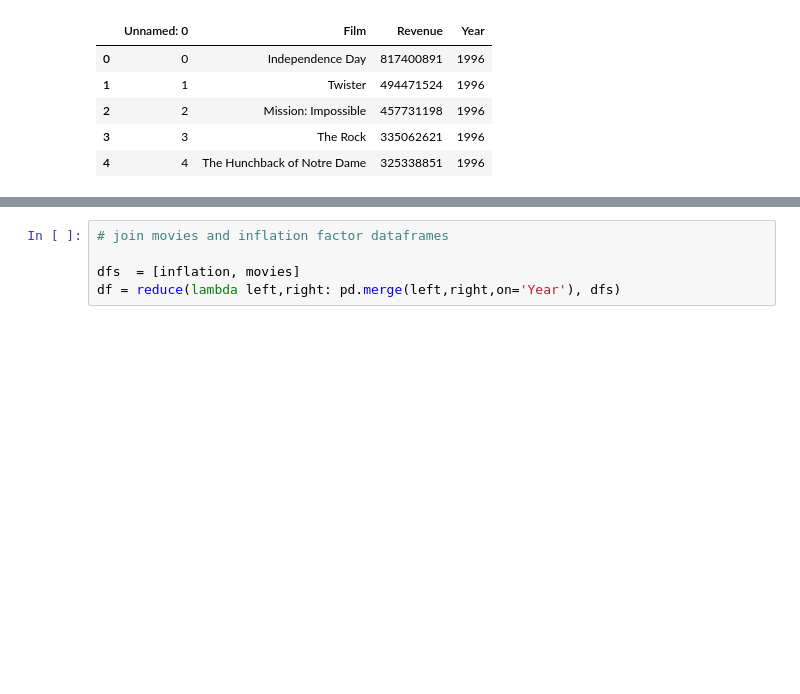
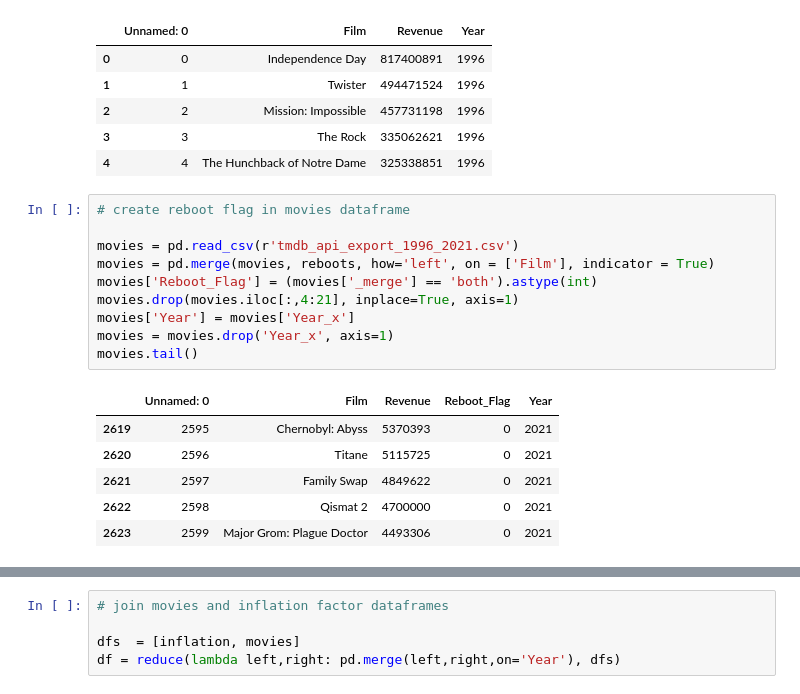
Before and after one commit to creeganmi/movies, a Jupyter notebook: masterTable.ipynb, the cells around one changed output, grey strips where cells are left out. Saved outputs shown, nothing was run; the diff lists cells and outputs as text; blank space fills up the shorter version.

```diff
--- a/masterTable.ipynb
+++ b/masterTable.ipynb
@@ -54,3 +68,20 @@ movies.head()
 | 2 | 2 | Mission: Impossible | 457731198 | 1996 |
 | 3 | 3 | The Rock | 335062621 | 1996 |
 | 4 | 4 | The Hunchback of Notre Dame | 325338851 | 1996 |
+# %%
+# create reboot flag in movies dataframe
+
+movies = pd.read_csv(r'tmdb_api_export_1996_2021.csv')
+movies = pd.merge(movies, reboots, how='left', on = ['Film'], indicator = True)
+movies['Reboot_Flag'] = (movies['_merge'] == 'both').astype(int)
+movies.drop(movies.iloc[:,4:21], inplace=True, axis=1)
+movies['Year'] = movies['Year_x']
+movies = movies.drop('Year_x', axis=1)
+movies.tail()
+# %% [output]
+|  | Unnamed: 0 | Film | Revenue | Reboot_Flag | Year |
+| 2619 | 2595 | Chernobyl: Abyss | 5370393 | 0 | 2021 |
+| 2620 | 2596 | Titane | 5115725 | 0 | 2021 |
+| 2621 | 2597 | Family Swap | 4849622 | 0 | 2021 |
+| 2622 | 2598 | Qismat 2 | 4700000 | 0 | 2021 |
+| 2623 | 2599 | Major Grom: Plague Doctor | 4493306 | 0 | 2021 |
```
Also changed, not shown: parts of 6 cells of this notebook.
